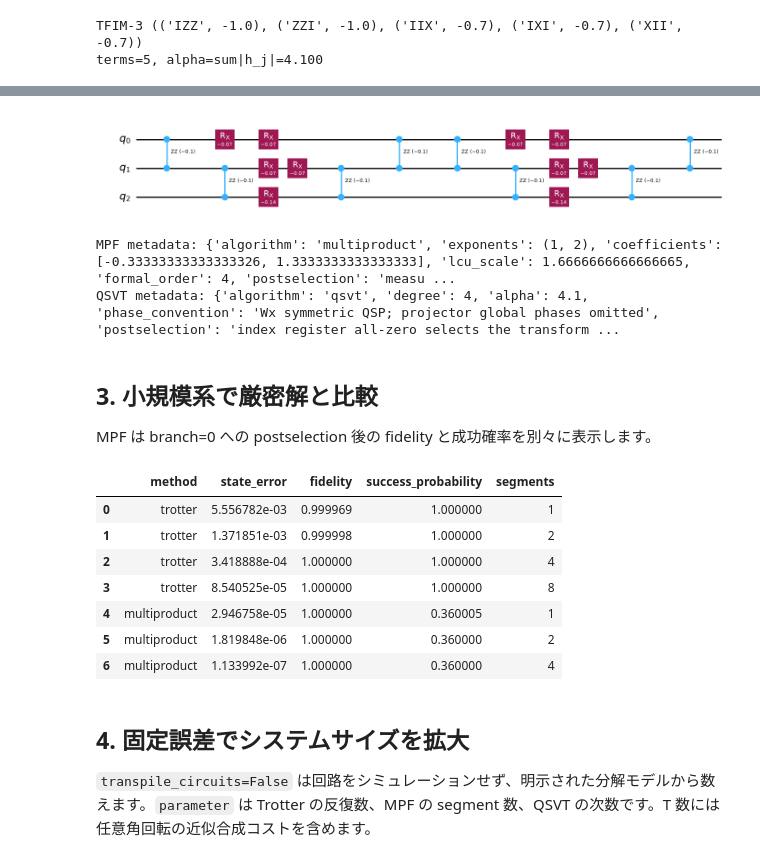
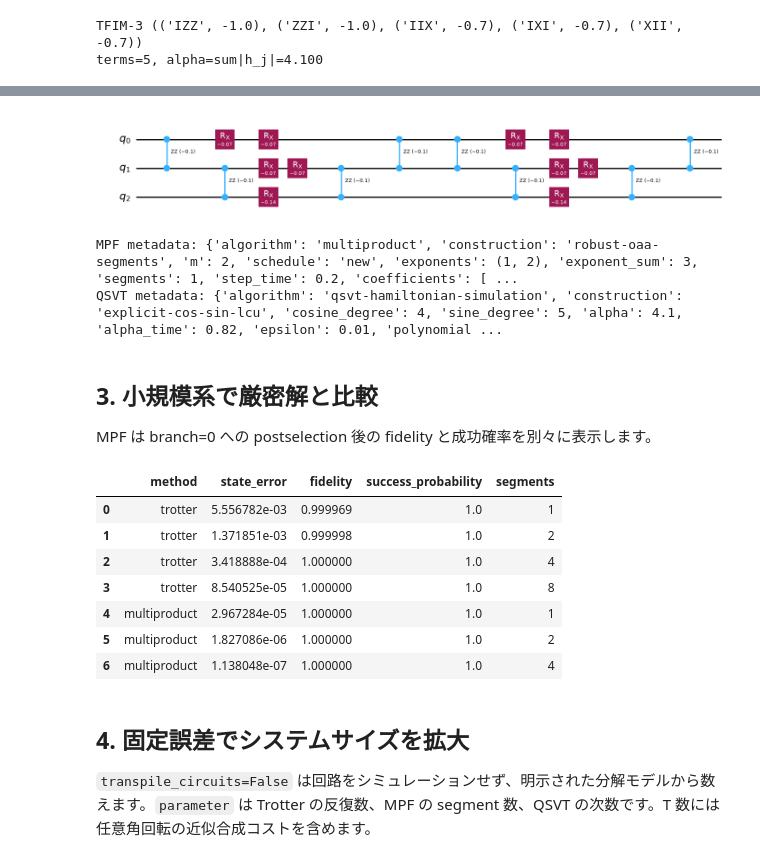
Before and after one commit to xiang-gong3944/001_hamiltonian_simulation, a Jupyter notebook: notebooks/resource_comparison.ipynb, the cells around one changed output, grey strips where cells are left out. Cells and saved outputs as stored; diff of their text form; code cells hidden in the pictures.

```diff
--- a/notebooks/resource_comparison.ipynb
+++ b/notebooks/resource_comparison.ipynb
@@ -30,16 +30,16 @@ terms=5, alpha=sum|h_j|=4.100
 # %%
 time = 0.2
 trotter_circuit = build_trotter_circuit(H, time, reps=2, order=2)
-mpf_circuit = build_multiproduct_circuit(H, time, exponents=(1, 2), segments=1)
-qsvt_circuit = build_qsvt_circuit(H, phases=[0.1, 0.2, -0.3, 0.2, 0.1])
+mpf_circuit = build_multiproduct_circuit(H, time, m=2, segments=1)
+qsvt_circuit = build_hamiltonian_qsvt_circuit(H, time, epsilon=1e-2)
 
 display(trotter_circuit.draw(output="mpl", fold=30))
 print("MPF metadata:", mpf_circuit.metadata)
 print("QSVT metadata:", qsvt_circuit.metadata)
 # %% [output]
 [figure]
-MPF metadata: {'algorithm': 'multiproduct', 'exponents': (1, 2), 'coefficients': [-0.33333333333333326, 1.3333333333333333], 'lcu_scale': 1.6666666666666665, 'formal_order': 4, 'postselection': 'measu ...
-QSVT metadata: {'algorithm': 'qsvt', 'degree': 4, 'alpha': 4.1, 'phase_convention': 'Wx symmetric QSP; projector global phases omitted', 'postselection': 'index register all-zero selects the transform ...
+MPF metadata: {'algorithm': 'multiproduct', 'construction': 'robust-oaa-segments', 'm': 2, 'schedule': 'new', 'exponents': (1, 2), 'exponent_sum': 3, 'segments': 1, 'step_time': 0.2, 'coefficients': [ ...
+QSVT metadata: {'algorithm': 'qsvt-hamiltonian-simulation', 'construction': 'explicit-cos-sin-lcu', 'cosine_degree': 4, 'sine_degree': 5, 'alpha': 4.1, 'alpha_time': 0.82, 'epsilon': 0.01, 'polynomial ...
 # %% [markdown]
 ## 3. 小規模系で厳密解と比較
 
@@ -47,23 +47,23 @@ MPF は branch=0 への postselection 後の fidelity と成功確率を別々
 # %%
 validation = []
 for reps in (1, 2, 4, 8):
     row = compare_with_exact(H, time, method="trotter", reps=reps, trotter_order=2)
     row["segments"] = reps
     validation.append(row)
 for reps in (1, 2, 4):
-    row = compare_with_exact(H, time, method="multiproduct", reps=reps, mpf_exponents=(1, 2))
+    row = compare_with_exact(H, time, method="multiproduct", reps=reps, mpf_m=2)
     row["segments"] = reps
     validation.append(row)
 pd.DataFrame(validation)
 # %% [output]
 |  | method | state_error | fidelity | success_probability | segments |
-| 0 | trotter | 5.556782e-03 | 0.999969 | 1.000000 | 1 |
-| 1 | trotter | 1.371851e-03 | 0.999998 | 1.000000 | 2 |
-| 2 | trotter | 3.418888e-04 | 1.000000 | 1.000000 | 4 |
-| 3 | trotter | 8.540525e-05 | 1.000000 | 1.000000 | 8 |
-| 4 | multiproduct | 2.946758e-05 | 1.000000 | 0.360005 | 1 |
-| 5 | multiproduct | 1.819848e-06 | 1.000000 | 0.360000 | 2 |
-| 6 | multiproduct | 1.133992e-07 | 1.000000 | 0.360000 | 4 |
+| 0 | trotter | 5.556782e-03 | 0.999969 | 1.0 | 1 |
+| 1 | trotter | 1.371851e-03 | 0.999998 | 1.0 | 2 |
+| 2 | trotter | 3.418888e-04 | 1.000000 | 1.0 | 4 |
+| 3 | trotter | 8.540525e-05 | 1.000000 | 1.0 | 8 |
+| 4 | multiproduct | 2.967284e-05 | 1.000000 | 1.0 | 1 |
+| 5 | multiproduct | 1.827086e-06 | 1.000000 | 1.0 | 2 |
+| 6 | multiproduct | 1.138048e-07 | 1.000000 | 1.0 | 4 |
 # %% [markdown]
 ## 4. 固定誤差でシステムサイズを拡大
 
```
Also changed, not shown: parts of 7 cells of this notebook, 6 other files.
